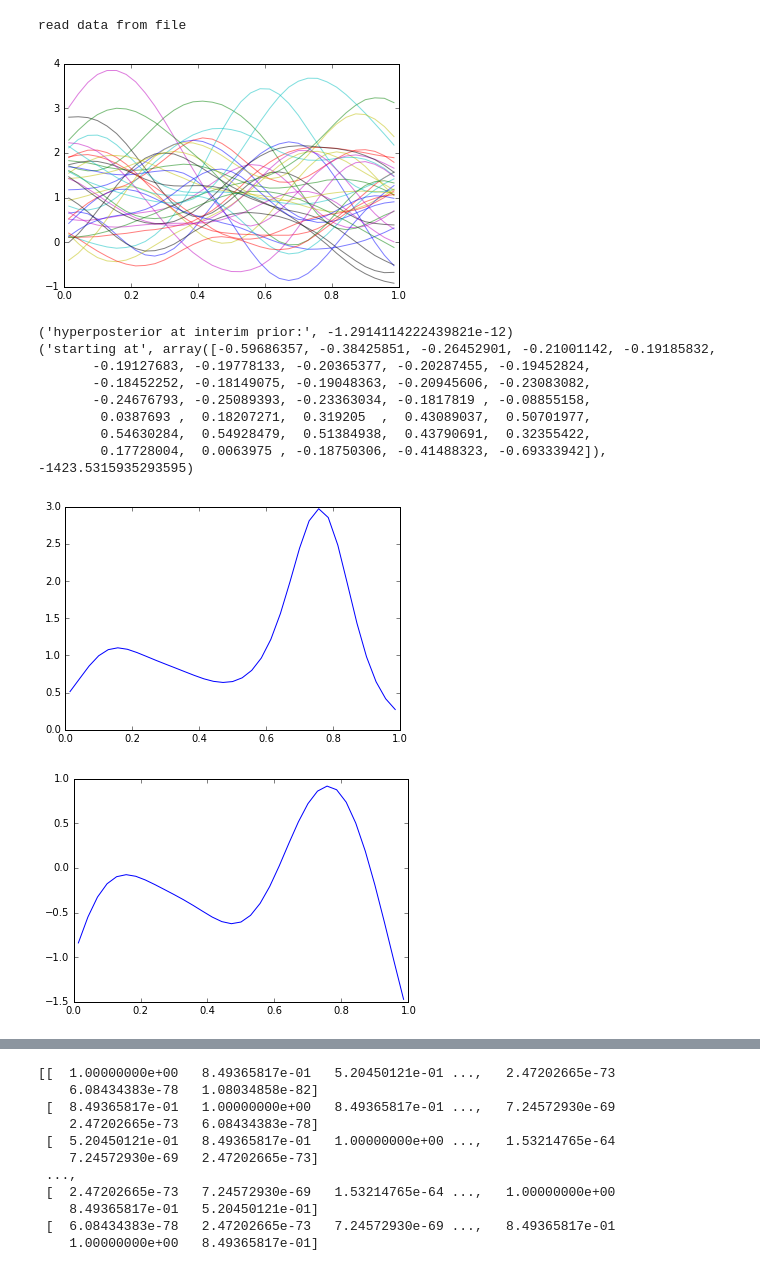
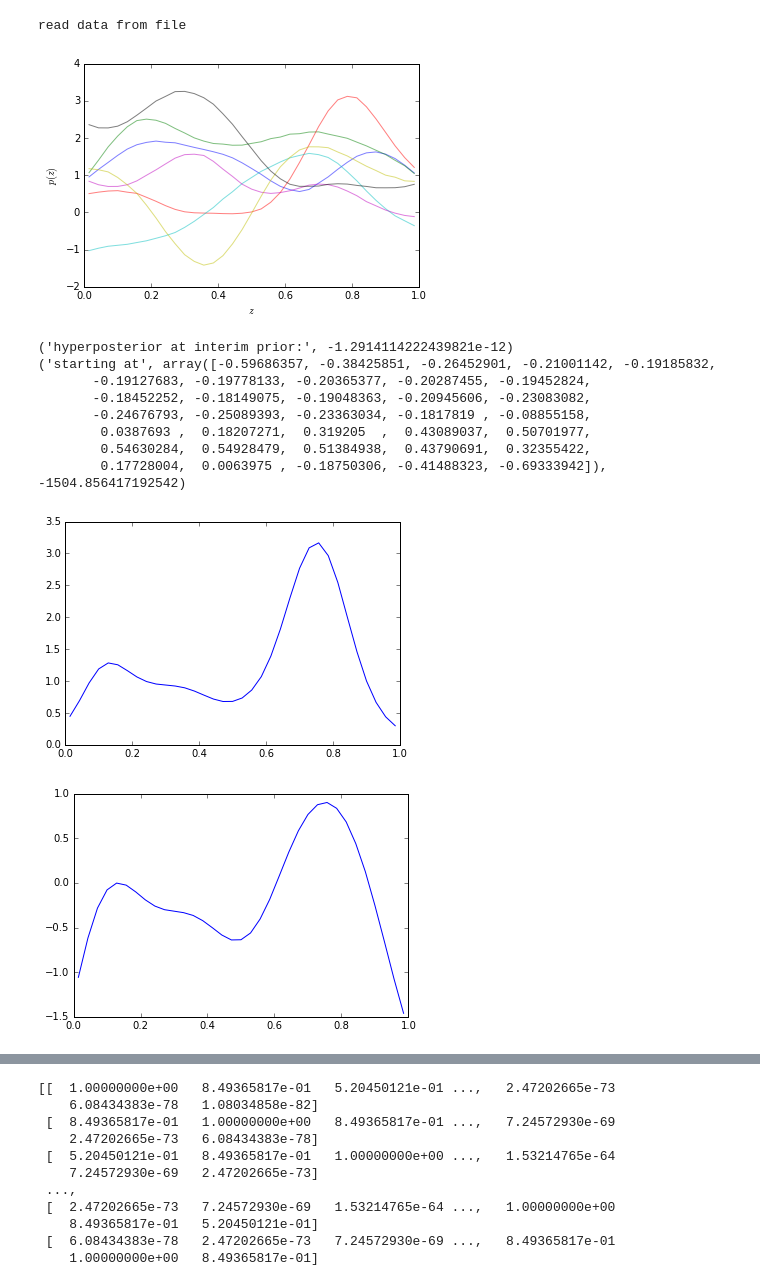
Before and after one commit to aimalz/prob-z, a Jupyter notebook: nz/code/FromHogg.ipynb, the cells around one changed output, grey strips where cells are left out. Cells and saved outputs as stored; diff of their text form; code cells hidden in the pictures.

```diff
--- a/nz/code/FromHogg.ipynb
+++ b/nz/code/FromHogg.ipynb
@@ -476,29 +476,36 @@ read data from file
 #define hyperprior distribution as multivariate gaussian
 #and sample to get initial values for optimization and MCMC
 
-# prior_sigma = 0.05
-# prior_var = np.eye(K)
-# for k in range(K):
-#     prior_var[k] = 1. * np.exp(-0.5 * (zcoarse[k] - zcoarse) ** 2 / prior_sigma ** 2)
+prior_sigma = 0.16
+prior_var = np.eye(K)
+for k in range(K):
+    prior_var[k] = 1. * np.exp(-0.5 * (zcoarse[k] - zcoarse) ** 2 / prior_sigma ** 2)
 
-#how to marginalize over these?
-q = 1.0#controls amplitude
-e = 25.#controls number of peaks
-t = q*1.e-5#controls smoothness of curves
-prior_var = np.array([[q*np.exp(-0.5*e*(zcoarse[a]-zcoarse[b])**2.)
-                       for a in xrange(0,meta.allnbins)] for b in xrange(0,meta.allnbins)])
-prior_var = prior_var+t*np.identity(meta.allnbins)
+# print(np.linalg.eig(prior_var))
 
+# #how to marginalize over these?
+# q = 1.0#controls amplitude
+# e = 100.#controls number of peaks
+# t = q*1.e-5#controls smoothness of curves
+# prior_var = np.array([[q*np.exp(-0.5*e*(zcoarse[a]-zcoarse[b])**2.)
+#                        for a in xrange(0,meta.allnbins)] for b in xrange(0,meta.allnbins)])
+# l = 1.e-4
+prior_var = prior_var+l*np.identity(meta.allnbins)
+
+#print(np.linalg.eig(prior_var))
 #print(prior_var)
 prior_ivar = np.linalg.inv(prior_var)
 #print(np.shape(prior_ivar))
 # %%
 ivals = [np.random.multivariate_normal(interimcoarse,prior_var)
-         for i in xrange(meta.allnbins)]
-for ival in ivals:
+         for i in xrange(2*meta.allnbins)]
+for ival in ivals[:7]:
     plt.plot(zcoarse,ival,alpha=0.5)
+    plt.ylabel(r'$p(z)$')
+    plt.xlabel(r'$z$')
+    plt.savefig('ivals.png')
 # %% [output]
-[figure, old version]
+[figure, new version]
 # %%
 #define class for hypeprior distribution
 #this evaluates the posterior, prior, likelihood and optimizes
@@ -578,9 +585,9 @@ with open(os.path.join(meta.simdir,'logmmle.csv'),'wb') as csvfile:
        -0.24676793, -0.25089393, -0.23363034, -0.1817819 , -0.08855158,
         0.0387693 ,  0.18207271,  0.319205  ,  0.43089037,  0.50701977,
         0.54630284,  0.54928479,  0.51384938,  0.43790691,  0.32355422,
-        0.17728004,  0.0063975 , -0.18750306, -0.41488323, -0.69333942]), -1423.5315935293595)
+        0.17728004,  0.0063975 , -0.18750306, -0.41488323, -0.69333942]), -1504.856417192542)
-[figure, old version]
+[figure, new version]
-[figure, old version]
+[figure, new version]
 # %%
 #plot result of optimization, histogram of z_obs values, and interim prior
 
```
Also changed, not shown: parts of 7 cells of this notebook.
